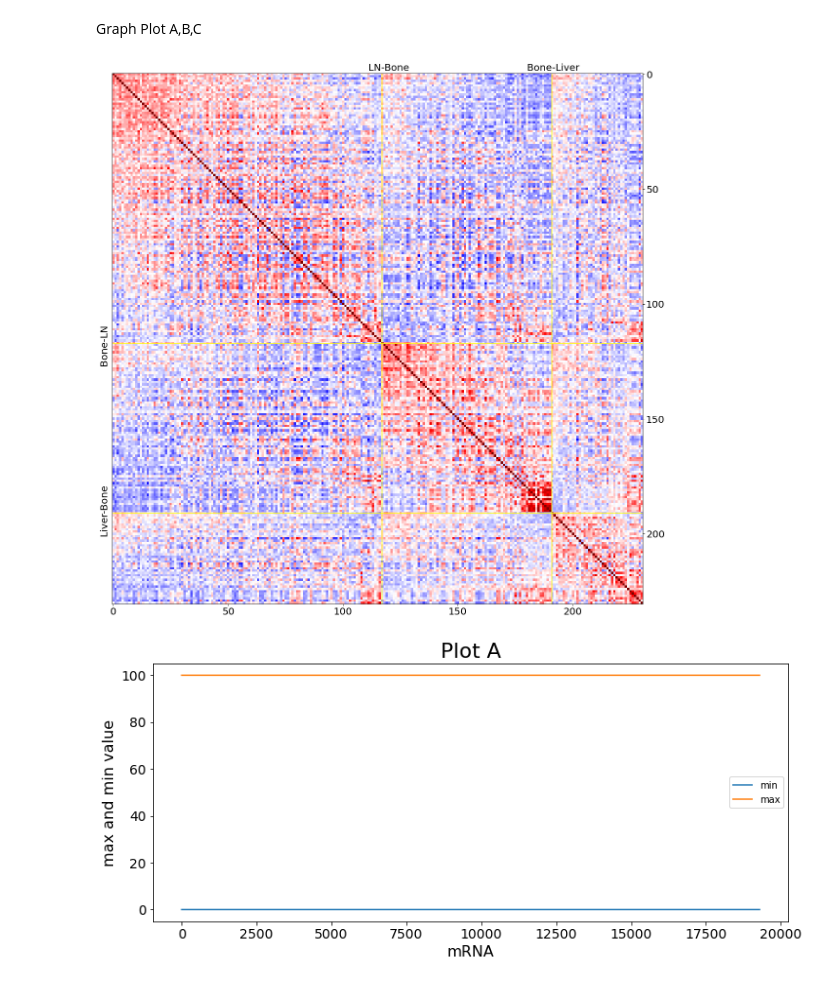
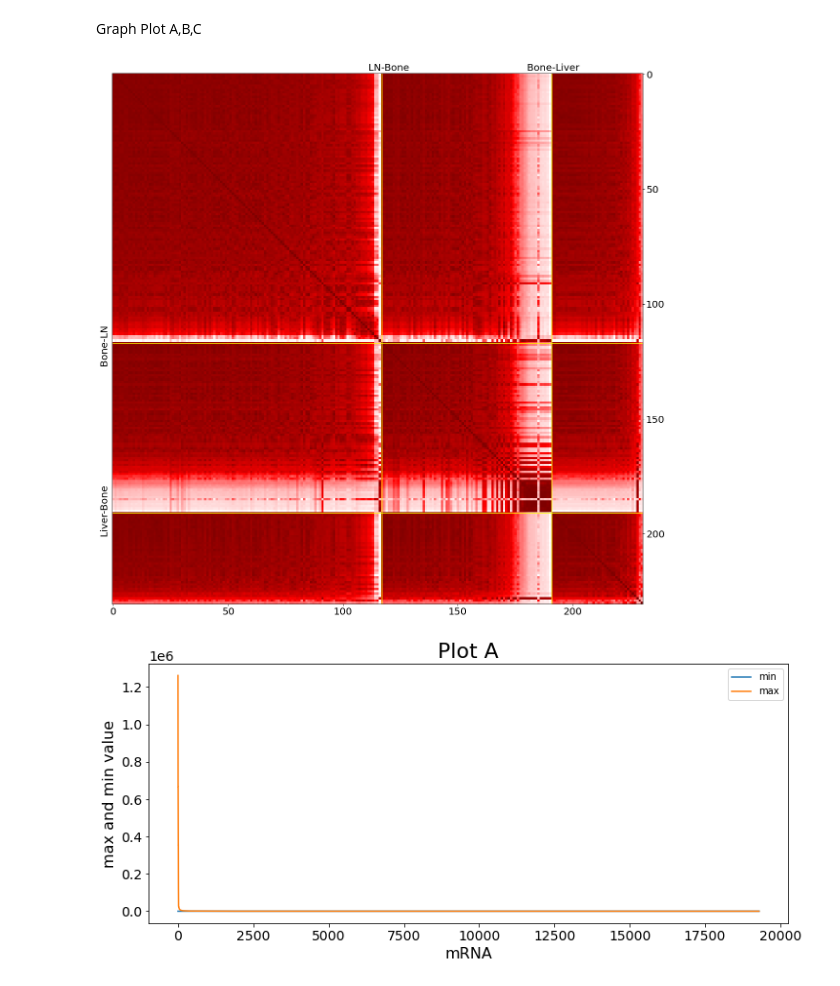
Before and after one commit to zcablii/Master_cancer_project, a Jupyter notebook: cancer_project.ipynb, the cells around one changed output. Cells and saved outputs as stored; diff of their text form; code cells hidden in the pictures.

```diff
--- a/cancer_project.ipynb
+++ b/cancer_project.ipynb
@@ -280,7 +281,8 @@ def plot_ABC(patient_np):
     df1 = max_min_df.sort_values(['max', 'min'], ascending=[False, False])
     max_np_sort = df1['max'].to_numpy()
     min_np_sort = df1['min'].to_numpy()
-
+#     max_np_sort = np.log(max_np_sort)
+#     min_np_sort = np.log(min_np_sort)
     diff_np = max_np - min_np
 
     plt.figure(figsize=(12,5))
@@ -299,36 +301,37 @@ def plot_ABC(patient_np):
     diff_min_df = pd.DataFrame({"diff": diff_np, "min": min_np})
     df2 = diff_min_df.sort_values(['diff', 'min'], ascending=[False, True])
     diff_np = df2['diff'].to_numpy()
+#     diff_np = np.log(diff_np+0.00000001)
 
     # diff_np = scale(diff_np, 0, 100)
     plt.figure(figsize=(12,5))
     plt.ylabel('max_min difference', fontsize=16)
     plt.xlabel('mRNA', fontsize=16)
     plt.title('Plot B', fontsize=22)
     plt.plot(diff_np)
     plt.show()
 
 
     n = 100
     s = np.asarray(diff_np)   # generate your data sample with N elements
     p, x = np.histogram(s, bins=n) # bin it into n bins
     x = x[:-1] + (x[1] - x[0])/2   # convert bin edges to centers
     f = UnivariateSpline(x, p, s=n)
     y = f(x)
 
     cdfy = np.cumsum(y)
 
     plt.figure(figsize=(12,5))
     plt.xlabel('max-min', fontsize=16)
     plt.ylabel('NO. of mRNAs', fontsize=16)
     plt.title('Plot C', fontsize=22)
     plt.plot(x, y)
     plt.show()
 
 
-correlation_matrix,patient_np = norm_and_sort_patients(patient_np, scheme = 'hetero',norm = 'rank_and_scale')#hetero homo scale_and_bin rank_and_scale
+correlation_matrix,patient_np = norm_and_sort_patients(patient_np, scheme = 'hetero',norm = '')#hetero homo scale_and_bin rank_and_scale
 plot_heatmap(correlation_matrix)
 plot_ABC(patient_np)
 # %% [output]
-[figure, old version]
+[figure, new version]
-[figure, old version]
+[figure, new version]
```
Also changed, not shown: parts of 2 cells of this notebook, 1 other file.
